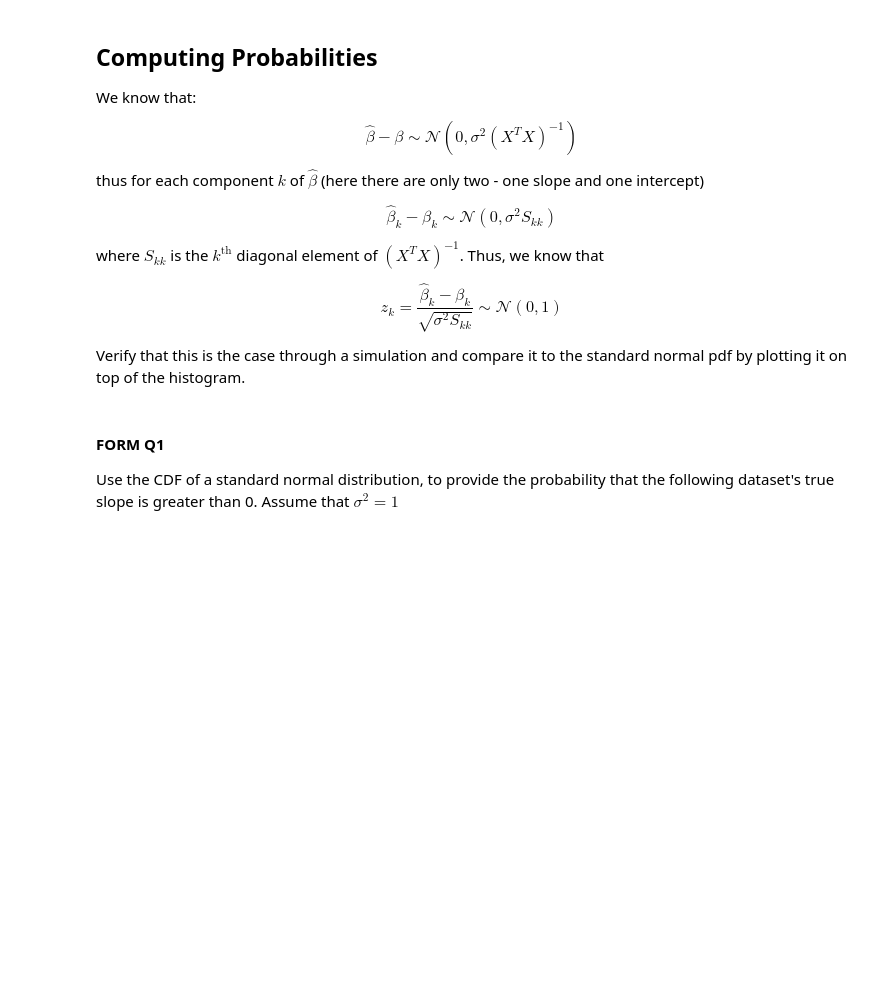
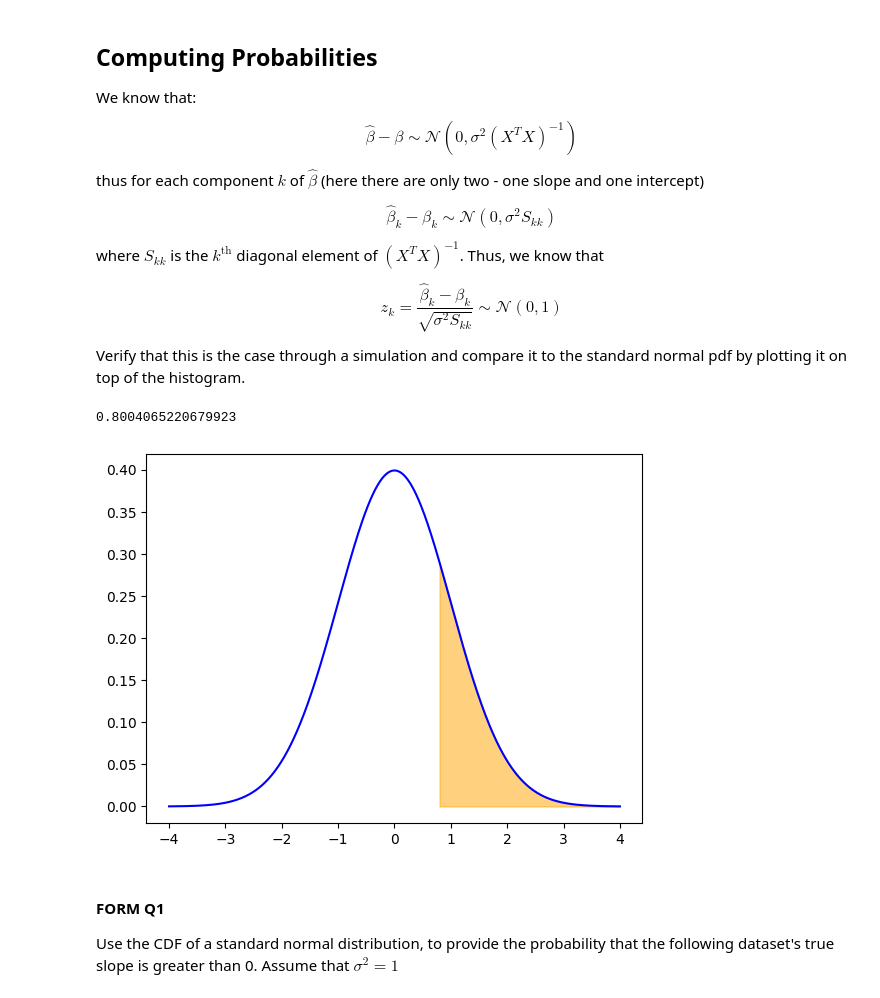
Before and after one commit to gallettilance/CS506-Fall2024, a Jupyter notebook: lecture_15/worksheet_15.ipynb, the cells around one changed output. Drawn from its saved outputs; the diff is of its cells as text; code cells hidden in the pictures; blank space fills up the shorter version.

```diff
--- a/lecture_15/worksheet_15.ipynb
+++ b/lecture_15/worksheet_15.ipynb
@@ -171,3 +159,30 @@ plt.show()
+# %%
+from scipy.stats import norm
+import numpy as np
+import matplotlib.pyplot as plt
+
+x = np.array([-0.1920605, -0.11290798, -0.56434374, -0.67052057, -0.19233284, -0.42403586, -0.8114285, -0.38986946, -0.37384161, -0.50930229])
+y = np.array([-0.34063108, -0.33409286, 0.34245857, 0.11062295, 0.76682389, 0.86592388, -1.68912015, -2.01463592, 1.61798563, 0.60557414])
+
+intercept = np.ones(np.shape(x)[0])
+X = np.array([intercept, x]).T
+beta_hat = np.linalg.inv(X.T @ X) @ X.T @ y
+
+z = beta_hat[1] / np.sqrt((X.T @ X)[1][1])
+print(z)
+
+x_vals = np.linspace(-4, 4, 1000)
+pdf = norm.pdf(x_vals, loc=0, scale=1)
+
+fig, ax = plt.subplots()
+ax.plot(x_vals, pdf, color="blue")
+x_fill = np.linspace(z, 4, 1000)
+pdf_fill = norm.pdf(x_fill, loc=0, scale=1)
+ax.fill_between(x_fill, pdf_fill, color="orange", alpha=0.5, label=f"Area to the right of {z}")
+plt.show()
+# %% [output]
+0.8004065220679923
+[figure, added]
 # %% [markdown]
 #### FORM Q1
 
```
Also changed, not shown: parts of 8 cells of this notebook, 9 other files.
